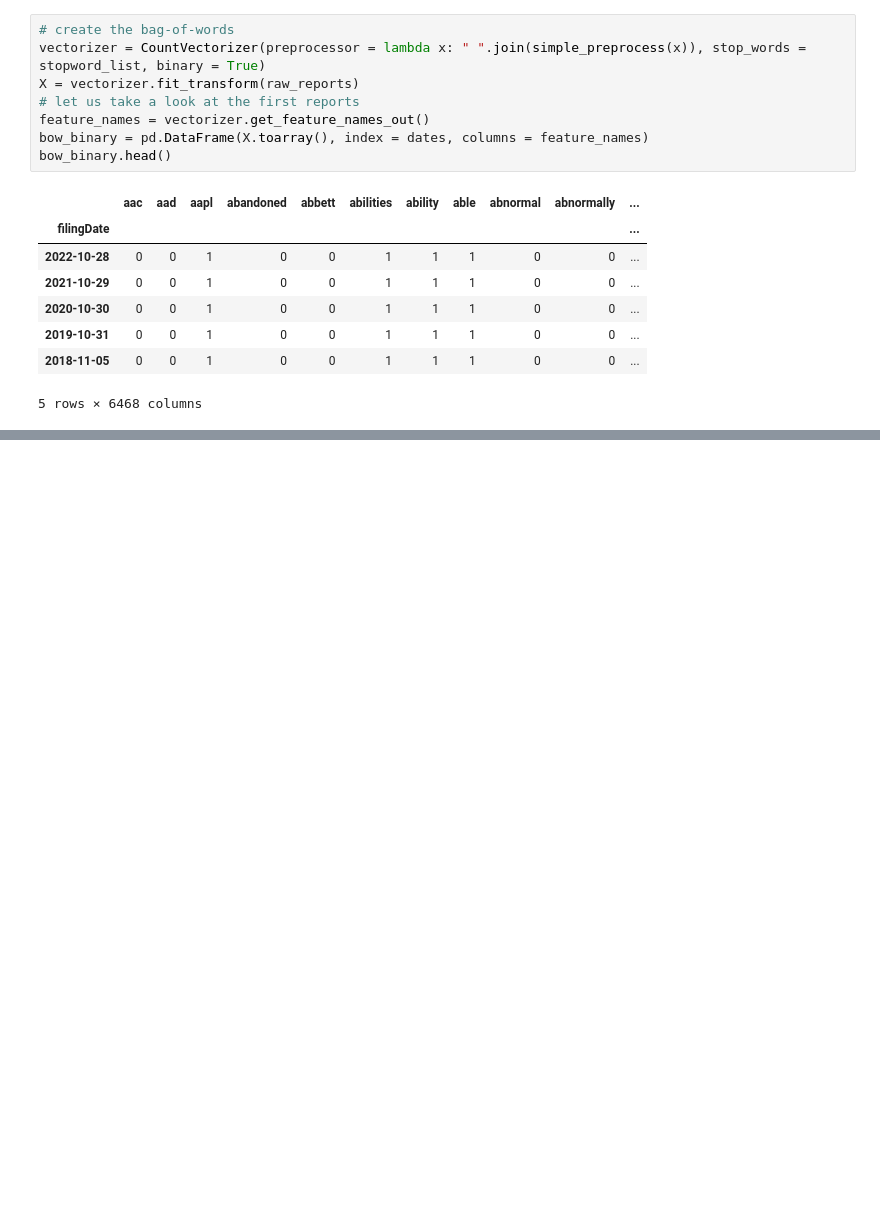
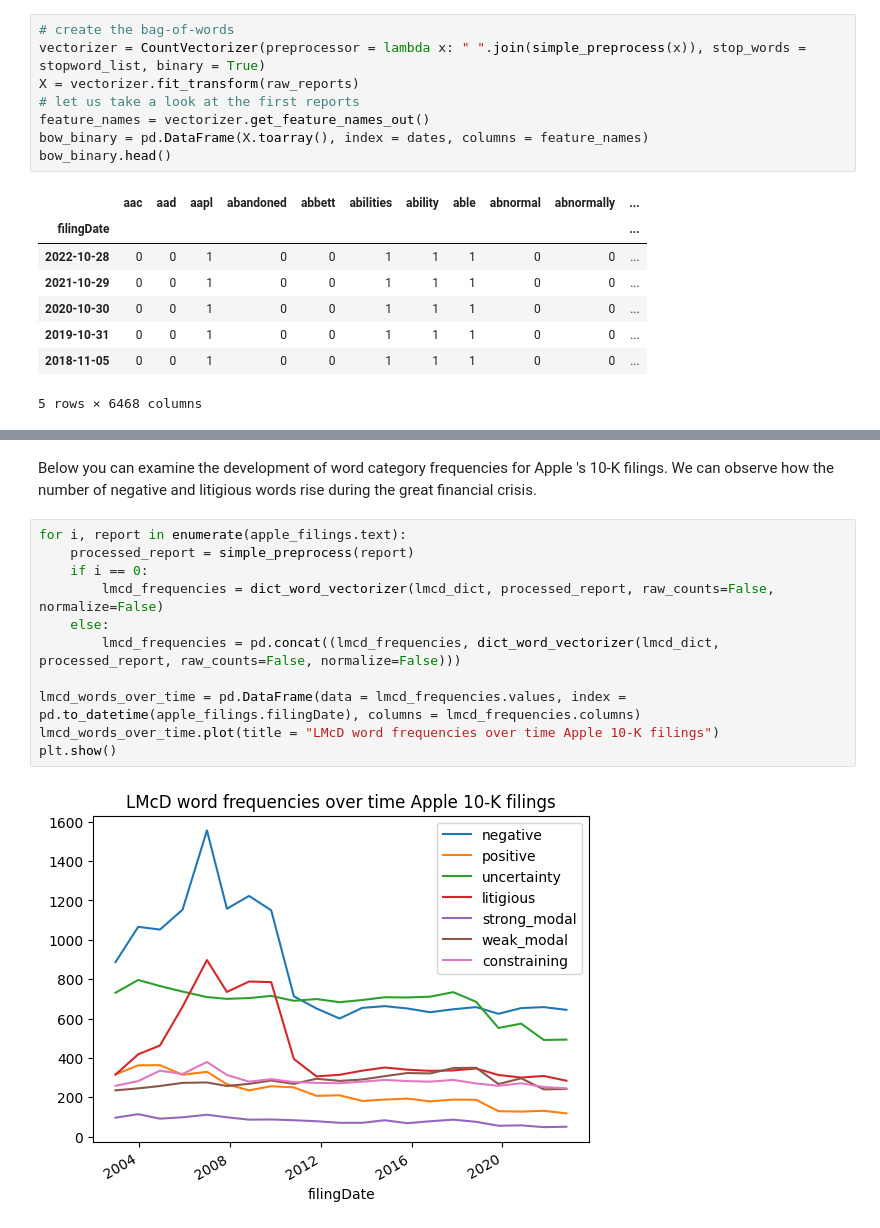
Before and after one commit to RalfKellner/dltaonlinebook, a Jupyter notebook: 02_frequency_dictionary_models.ipynb, the cells around one changed output, grey strips where cells are left out. Saved outputs shown, nothing was run; the diff lists cells and outputs as text; blank space fills up the shorter version.

```diff
--- a/02_frequency_dictionary_models.ipynb
+++ b/02_frequency_dictionary_models.ipynb
@@ -173,0 +226,15 @@ tfidf_wo_stopwords.head()
+# %% [markdown]
+Below you can examine the development of word category frequencies for Apple 's 10-K filings. We can observe how the number of negative and litigious words rise during the great financial crisis.
+# %%
+for i, report in enumerate(apple_filings.text):
+    processed_report = simple_preprocess(report)
+    if i == 0:
+        lmcd_frequencies = dict_word_vectorizer(lmcd_dict, processed_report, raw_counts=False, normalize=False)
+    else:
+        lmcd_frequencies = pd.concat((lmcd_frequencies, dict_word_vectorizer(lmcd_dict, processed_report, raw_counts=False, normalize=False)))
+
+lmcd_words_over_time = pd.DataFrame(data = lmcd_frequencies.values, index = pd.to_datetime(apple_filings.filingDate), columns = lmcd_frequencies.columns)
+lmcd_words_over_time.plot(title = "LMcD word frequencies over time Apple 10-K filings")
+plt.show()
+# %% [output]
+[figure, added]
```
Also changed, not shown: parts of 24 cells of this notebook, 53 other files.
